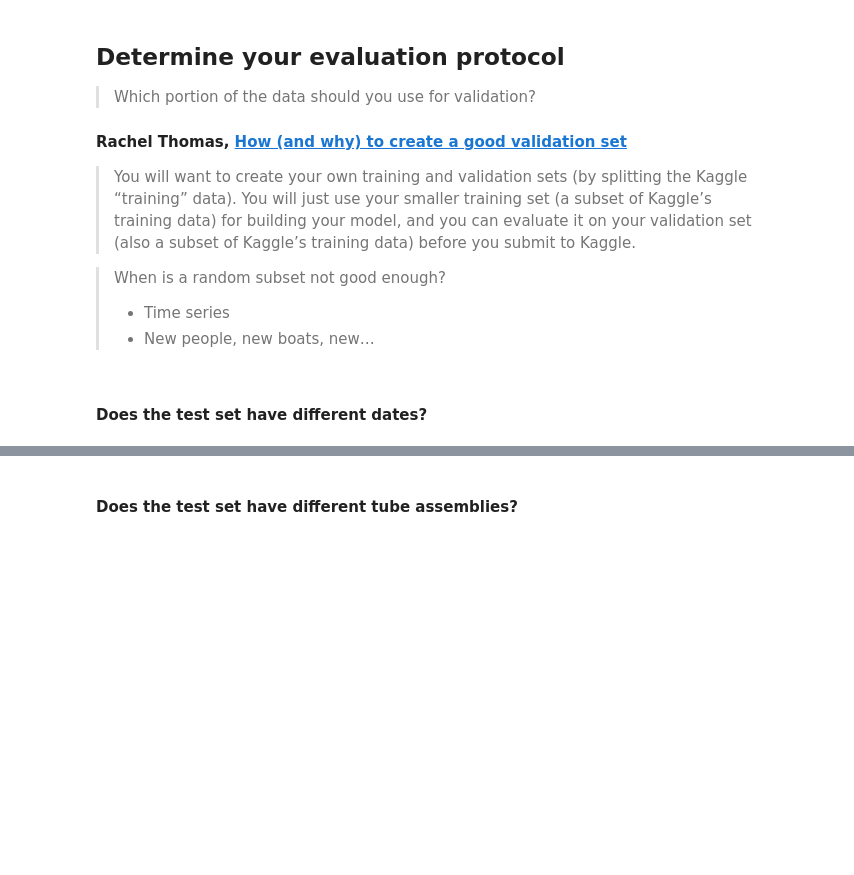
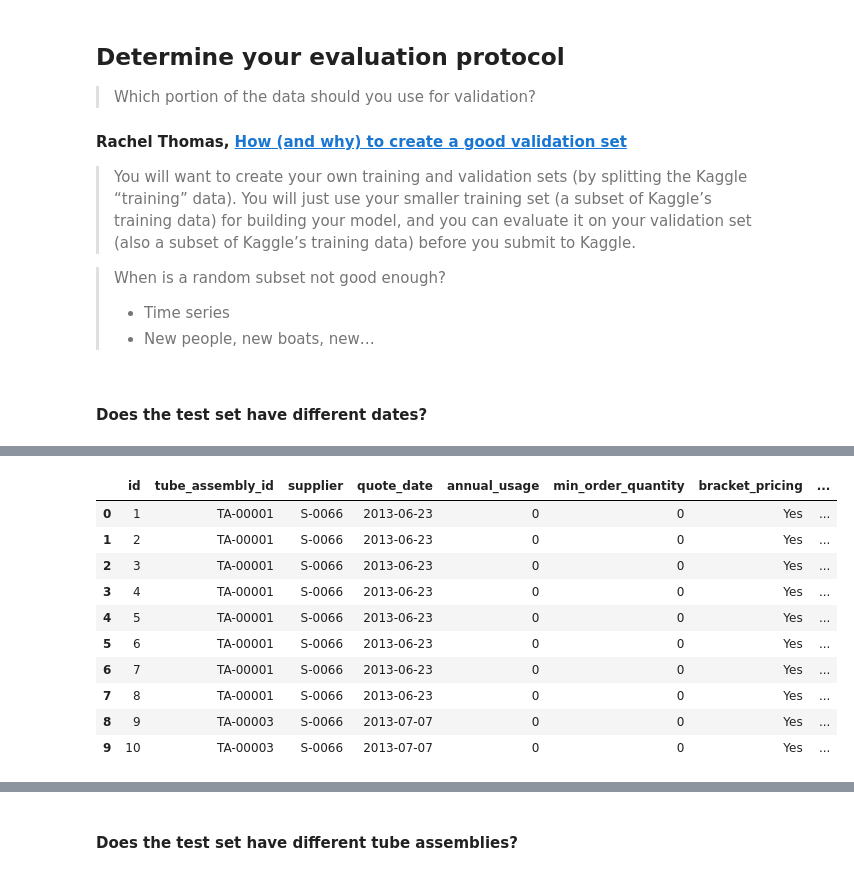
Before and after one commit to LambdaSchool/DEPRECATED-DS-Unit-2-Applied-Modeling, a Jupyter notebook: module1-log-linear-regression/log_linear_regression.ipynb, the cells around one changed output, grey strips where cells are left out. Saved outputs shown, nothing was run; the diff lists cells and outputs as text; code cells hidden in the pictures; blank space fills up the shorter version.

```diff
--- a/module1-log-linear-regression/log_linear_regression.ipynb
+++ b/module1-log-linear-regression/log_linear_regression.ipynb
@@ -138,0 +217,14 @@ for path in glob('competition_data/*.csv'):
+# %%
+test.head(10)
+# %% [output]
+|  | id | tube_assembly_id | supplier | quote_date | annual_usage | min_order_quantity | bracket_pricing | ... |
+| 0 | 1 | TA-00001 | S-0066 | 2013-06-23 | 0 | 0 | Yes | ... |
+| 1 | 2 | TA-00001 | S-0066 | 2013-06-23 | 0 | 0 | Yes | ... |
+| 2 | 3 | TA-00001 | S-0066 | 2013-06-23 | 0 | 0 | Yes | ... |
+| 3 | 4 | TA-00001 | S-0066 | 2013-06-23 | 0 | 0 | Yes | ... |
+| 4 | 5 | TA-00001 | S-0066 | 2013-06-23 | 0 | 0 | Yes | ... |
+| 5 | 6 | TA-00001 | S-0066 | 2013-06-23 | 0 | 0 | Yes | ... |
+| 6 | 7 | TA-00001 | S-0066 | 2013-06-23 | 0 | 0 | Yes | ... |
+| 7 | 8 | TA-00001 | S-0066 | 2013-06-23 | 0 | 0 | Yes | ... |
+| 8 | 9 | TA-00003 | S-0066 | 2013-07-07 | 0 | 0 | Yes | ... |
+| 9 | 10 | TA-00003 | S-0066 | 2013-07-07 | 0 | 0 | Yes | ... |
```
Also changed, not shown: parts of 17 cells of this notebook.
